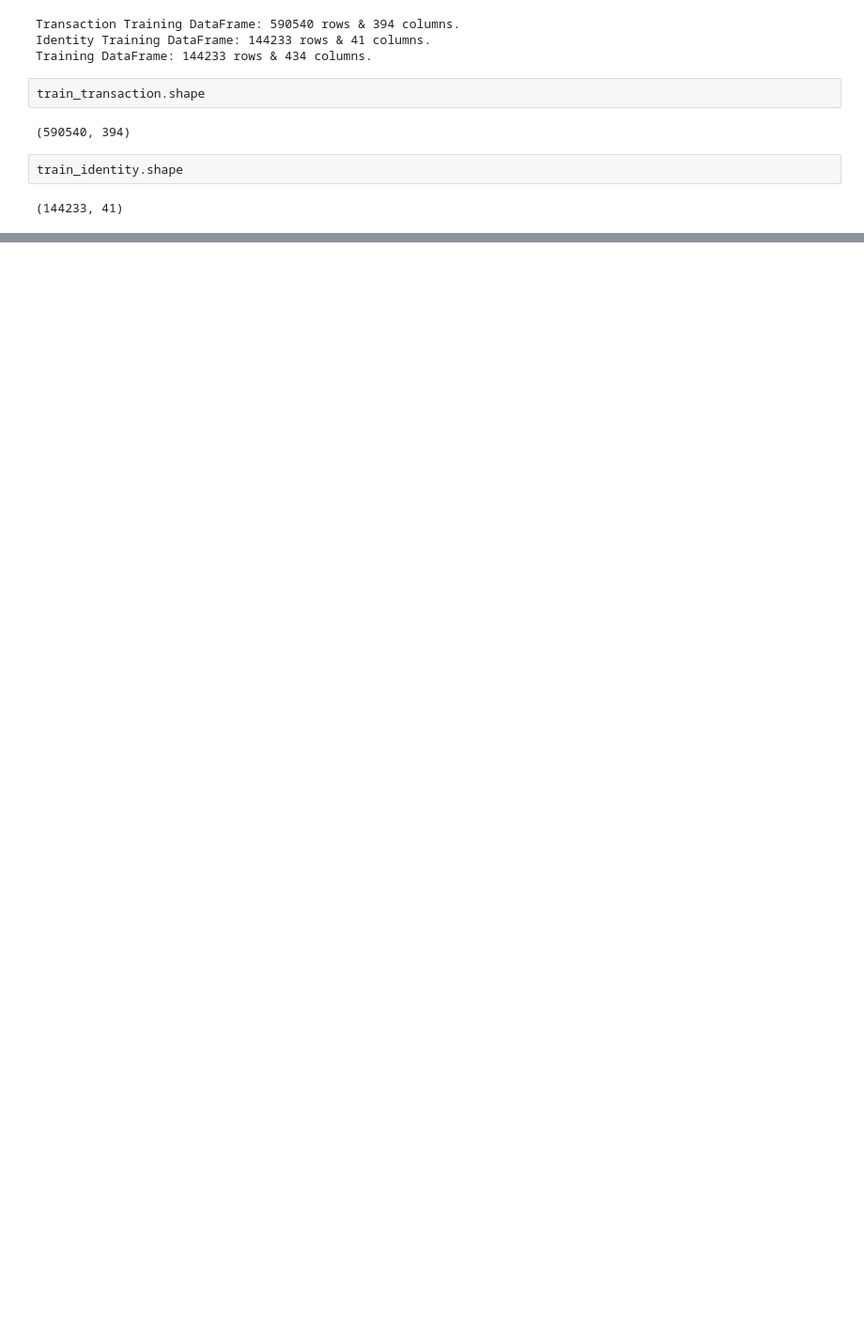
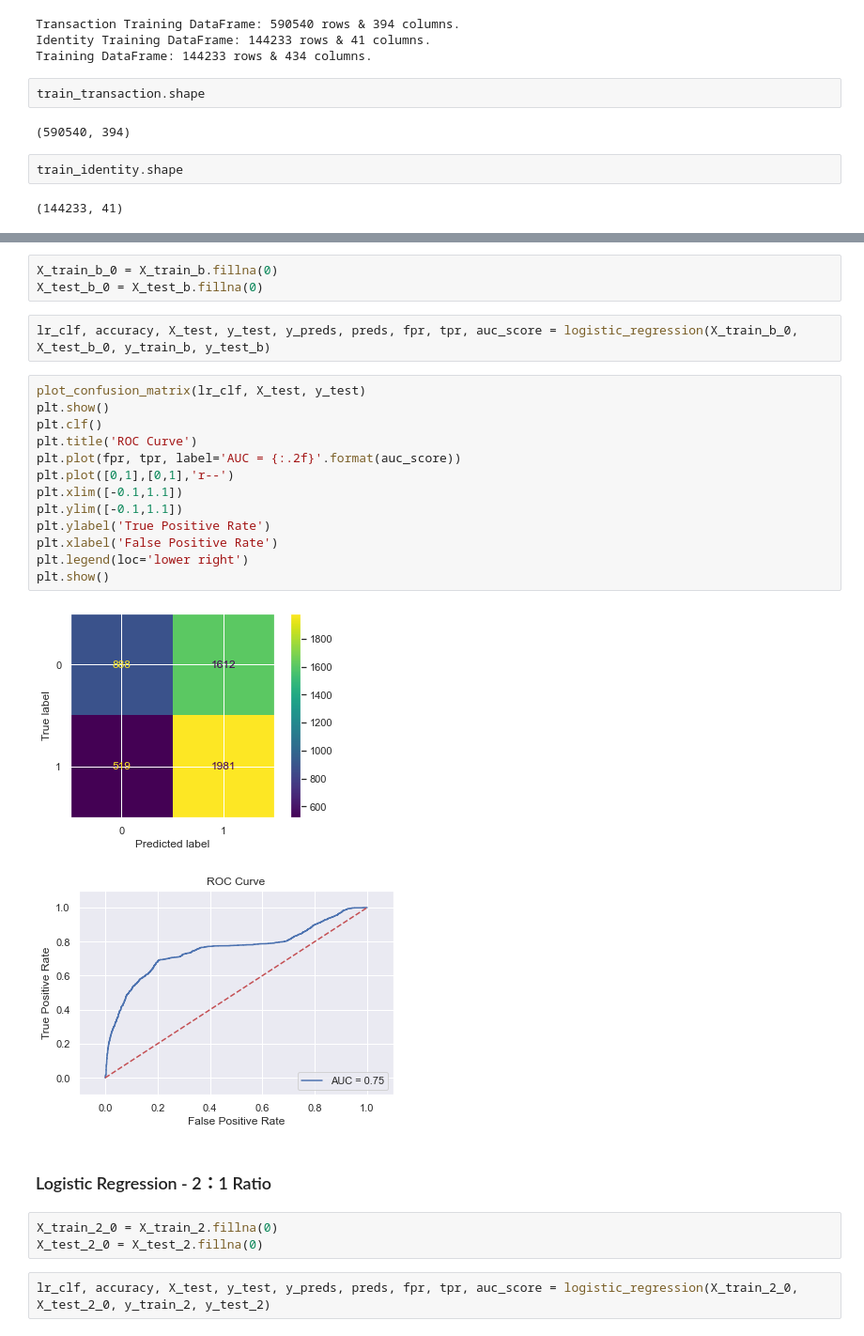
Before and after one commit to x6zeng/dsc198, a Jupyter notebook: Fraud Detection Project-Feature_Engineering.ipynb, the cells around one changed output, grey strips where cells are left out. Shown: that part at 94% size. Drawn from its saved outputs; the diff is of its cells as text; blank space fills up the shorter version.

```diff
--- a/Fraud Detection Project-Feature_Engineering.ipynb
+++ b/Fraud Detection Project-Feature_Engineering.ipynb
@@ -468,0 +394,28 @@ plt.show()
+# %%
+X_train_b_0 = X_train_b.fillna(0)
+X_test_b_0 = X_test_b.fillna(0)
+# %%
+lr_clf, accuracy, X_test, y_test, y_preds, preds, fpr, tpr, auc_score = logistic_regression(X_train_b_0, X_test_b_0, y_train_b, y_test_b)
+# %%
+plot_confusion_matrix(lr_clf, X_test, y_test)
+plt.show()
+plt.clf()
+plt.title('ROC Curve')
+plt.plot(fpr, tpr, label='AUC = {:.2f}'.format(auc_score))
+plt.plot([0,1],[0,1],'r--')
+plt.xlim([-0.1,1.1])
+plt.ylim([-0.1,1.1])
+plt.ylabel('True Positive Rate')
+plt.xlabel('False Positive Rate')
+plt.legend(loc='lower right')
+plt.show()
+# %% [output]
+[figure, added]
+[figure, added]
+# %% [markdown]
+### Logistic Regression - 2：1 Ratio
+# %%
+X_train_2_0 = X_train_2.fillna(0)
+X_test_2_0 = X_test_2.fillna(0)
+# %%
+lr_clf, accuracy, X_test, y_test, y_preds, preds, fpr, tpr, auc_score = logistic_regression(X_train_2_0, X_test_2_0, y_train_2, y_test_2)
```
Also changed, not shown: parts of 116 cells of this notebook, 1 other file.
